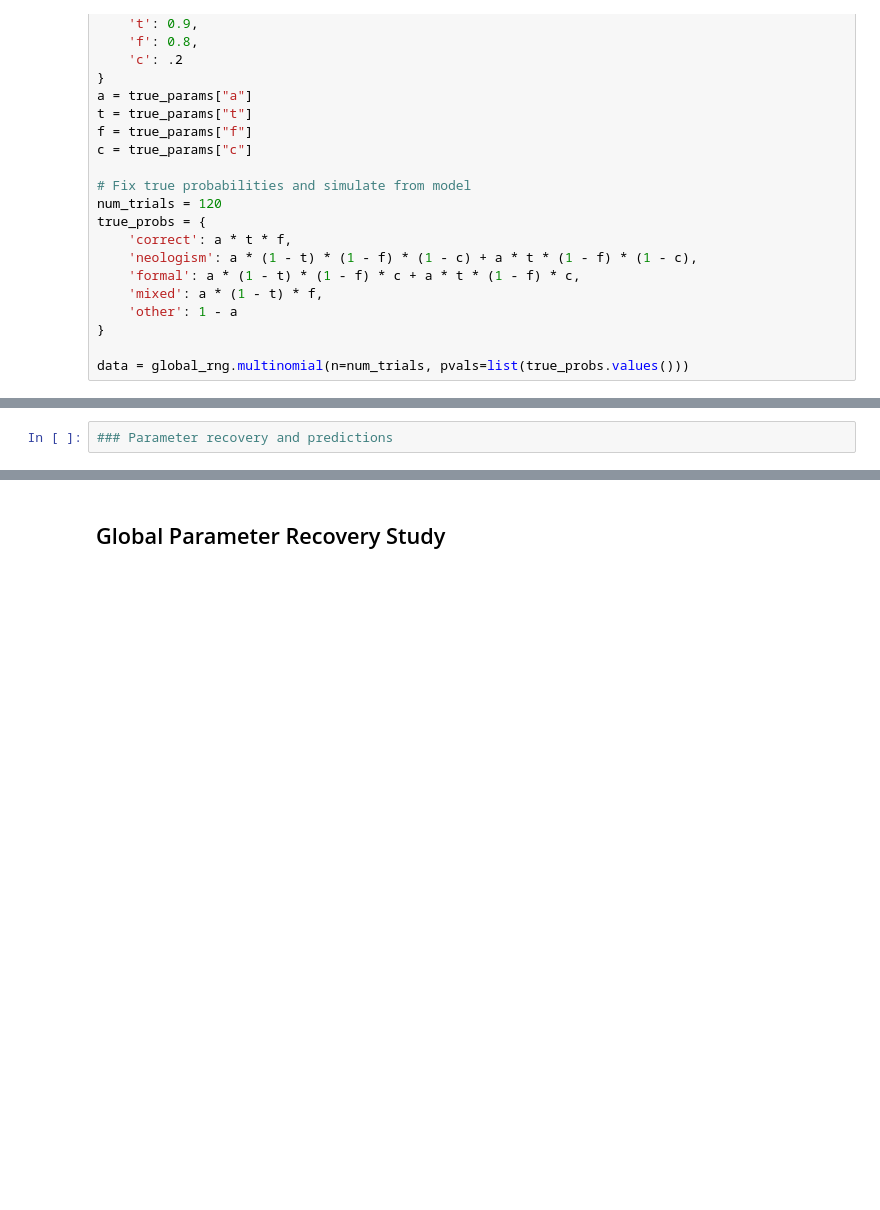
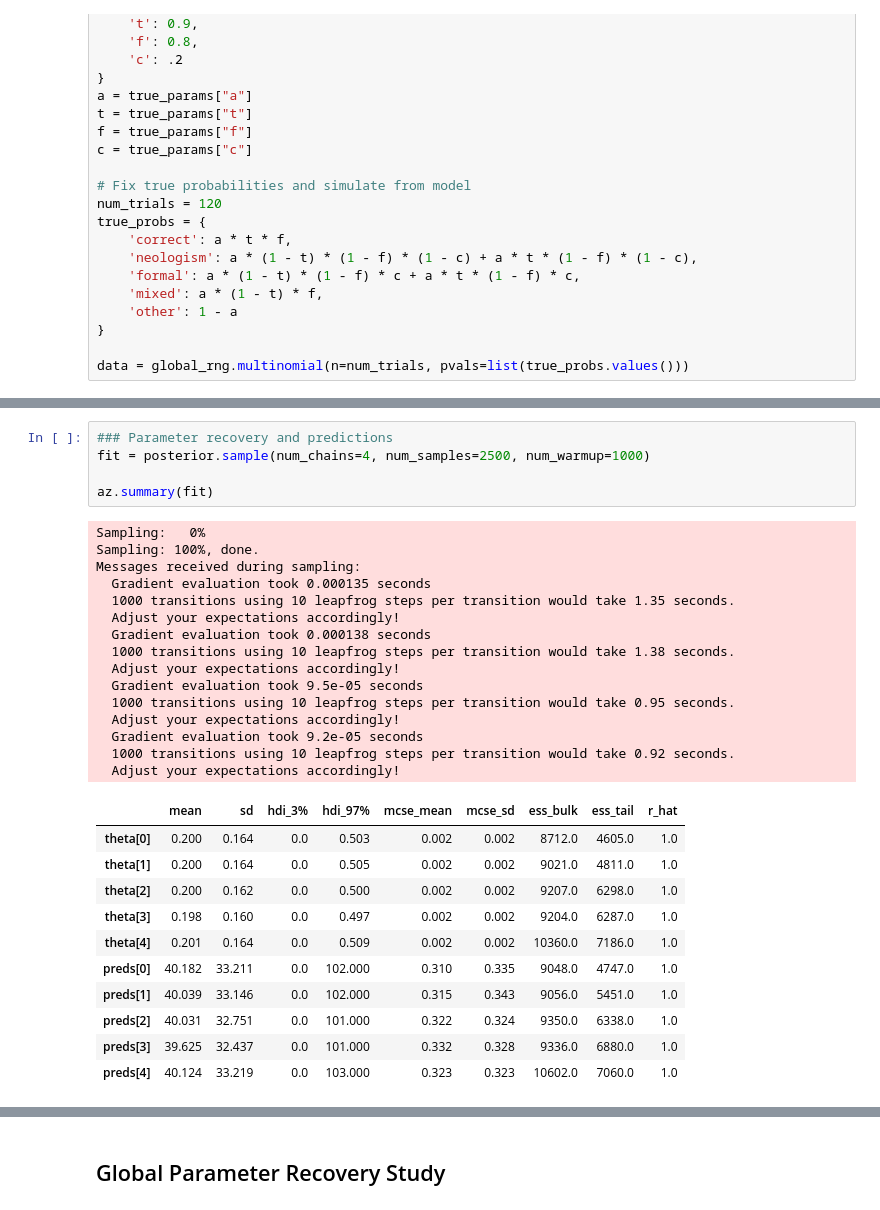
Before and after one commit to NightHydra/CognitiveModelingHomework, a Jupyter notebook: LectureExercises/mpt_lecture_exercises/Stan_MPT_Explorations_CA.ipynb, the cells around one changed output, grey strips where cells are left out. Drawn from its saved outputs; the diff is of its cells as text; blank space fills up the shorter version.

```diff
--- a/LectureExercises/mpt_lecture_exercises/Stan_MPT_Explorations_CA.ipynb
+++ b/LectureExercises/mpt_lecture_exercises/Stan_MPT_Explorations_CA.ipynb
@@ -286,2 +319,32 @@ generated quantities{
 # %%
 ### Parameter recovery and predictions
+fit = posterior.sample(num_chains=4, num_samples=2500, num_warmup=1000)
+
+az.summary(fit)
+# %% [output]
+Sampling:   0%
+Sampling: 100%, done.
+Messages received during sampling:
+  Gradient evaluation took 0.000135 seconds
+  1000 transitions using 10 leapfrog steps per transition would take 1.35 seconds.
+  Adjust your expectations accordingly!
+  Gradient evaluation took 0.000138 seconds
+  1000 transitions using 10 leapfrog steps per transition would take 1.38 seconds.
+  Adjust your expectations accordingly!
+  Gradient evaluation took 9.5e-05 seconds
+  1000 transitions using 10 leapfrog steps per transition would take 0.95 seconds.
+  Adjust your expectations accordingly!
+  Gradient evaluation took 9.2e-05 seconds
+  1000 transitions using 10 leapfrog steps per transition would take 0.92 seconds.
+  Adjust your expectations accordingly!
+|  | mean | sd | hdi_3% | hdi_97% | mcse_mean | mcse_sd | ess_bulk | ess_tail | r_hat |
+| theta[0] | 0.200 | 0.164 | 0.0 | 0.503 | 0.002 | 0.002 | 8712.0 | 4605.0 | 1.0 |
+| theta[1] | 0.200 | 0.164 | 0.0 | 0.505 | 0.002 | 0.002 | 9021.0 | 4811.0 | 1.0 |
+| theta[2] | 0.200 | 0.162 | 0.0 | 0.500 | 0.002 | 0.002 | 9207.0 | 6298.0 | 1.0 |
+| theta[3] | 0.198 | 0.160 | 0.0 | 0.497 | 0.002 | 0.002 | 9204.0 | 6287.0 | 1.0 |
+| theta[4] | 0.201 | 0.164 | 0.0 | 0.509 | 0.002 | 0.002 | 10360.0 | 7186.0 | 1.0 |
+| preds[0] | 40.182 | 33.211 | 0.0 | 102.000 | 0.310 | 0.335 | 9048.0 | 4747.0 | 1.0 |
+| preds[1] | 40.039 | 33.146 | 0.0 | 102.000 | 0.315 | 0.343 | 9056.0 | 5451.0 | 1.0 |
+| preds[2] | 40.031 | 32.751 | 0.0 | 101.000 | 0.322 | 0.324 | 9350.0 | 6338.0 | 1.0 |
+| preds[3] | 39.625 | 32.437 | 0.0 | 101.000 | 0.332 | 0.328 | 9336.0 | 6880.0 | 1.0 |
+| preds[4] | 40.124 | 33.219 | 0.0 | 103.000 | 0.323 | 0.323 | 10602.0 | 7060.0 | 1.0 |
```
Also changed, not shown: parts of 6 cells of this notebook, 2 other files.
